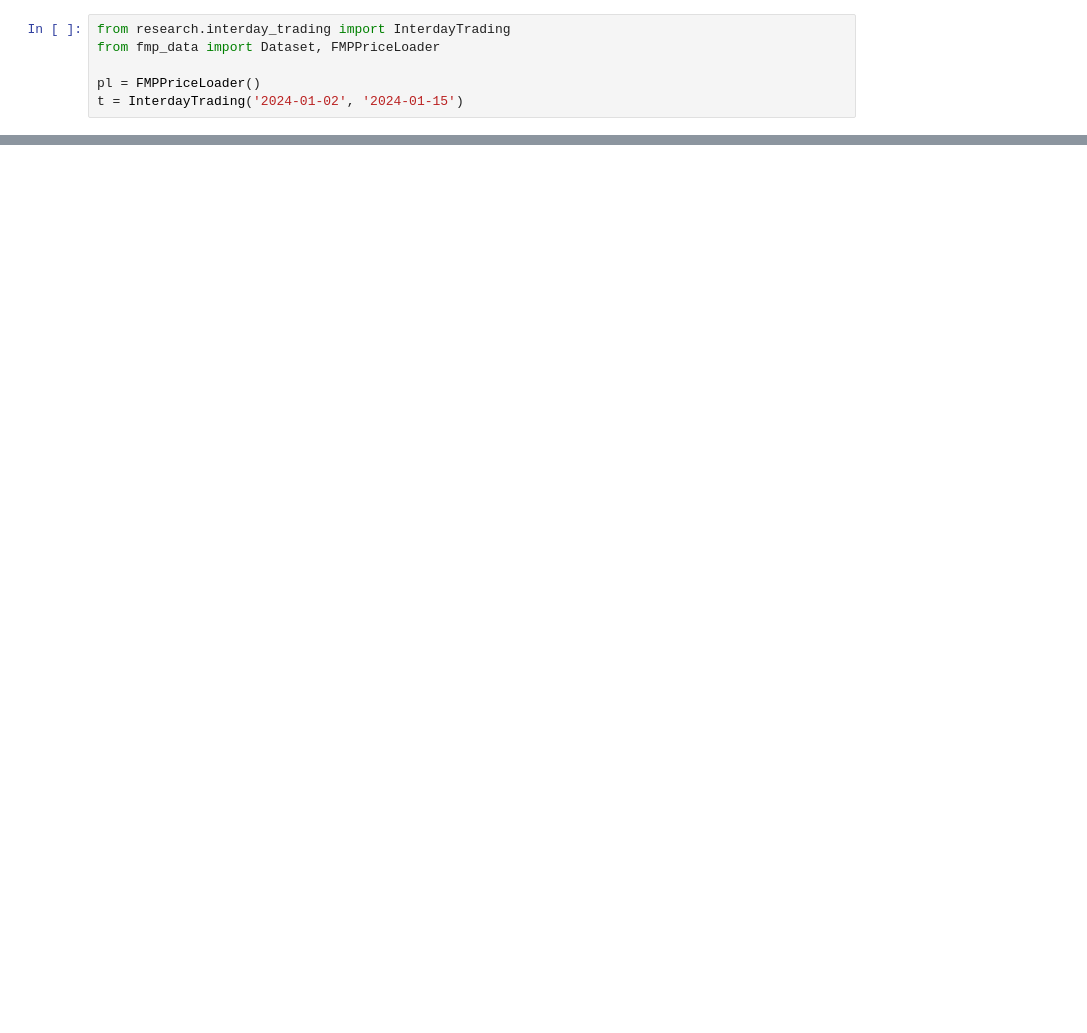
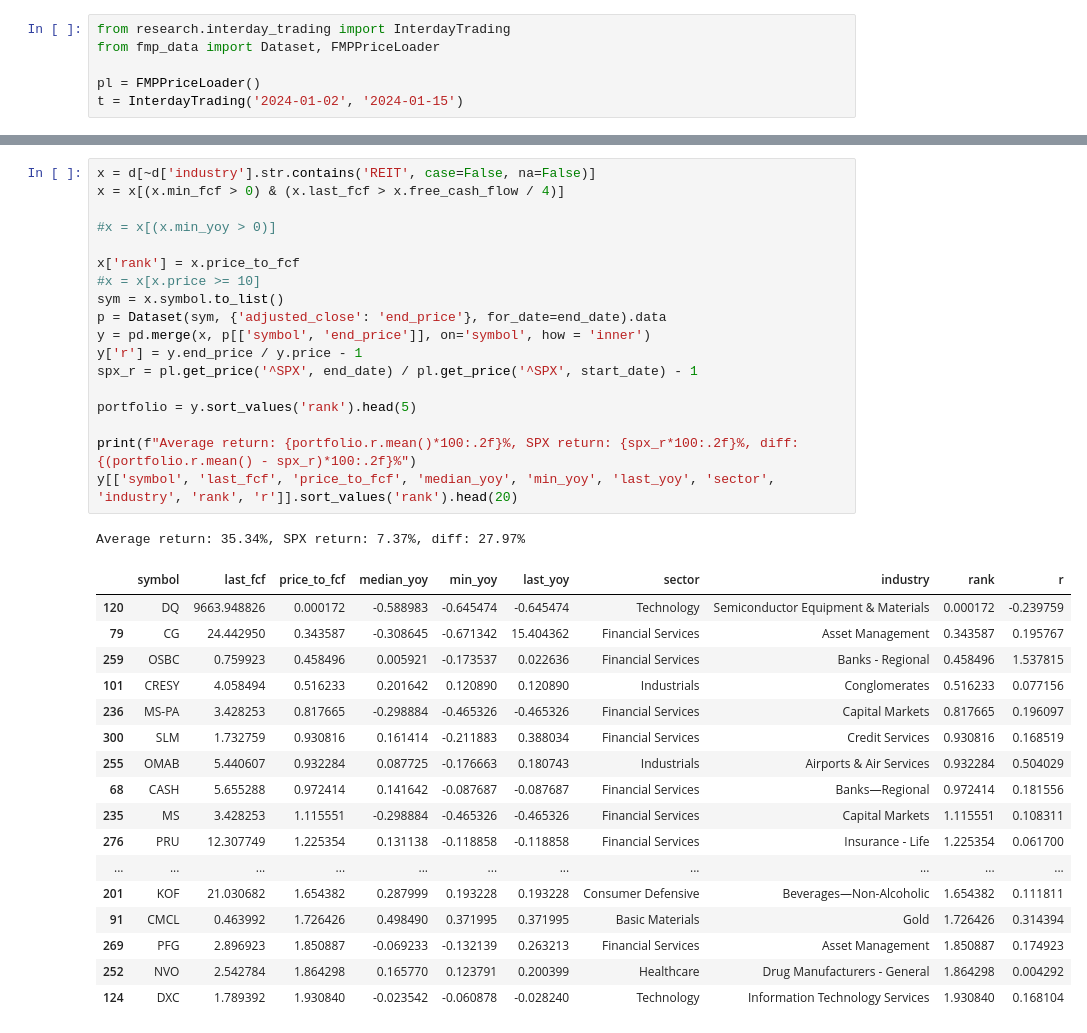
Before and after one commit to luanjunyi/finance, a Jupyter notebook: research/price_to_fcf.ipynb, the cells around one changed output, grey strips where cells are left out. Saved outputs shown, nothing was run; the diff lists cells and outputs as text; blank space fills up the shorter version.

```diff
--- a/research/price_to_fcf.ipynb
+++ b/research/price_to_fcf.ipynb
@@ -114,0 +205,37 @@ plt.show()
+# %%
+x = d[~d['industry'].str.contains('REIT', case=False, na=False)]
+x = x[(x.min_fcf > 0) & (x.last_fcf > x.free_cash_flow / 4)]
+
+#x = x[(x.min_yoy > 0)]
+
+x['rank'] = x.price_to_fcf
+#x = x[x.price >= 10]
+sym = x.symbol.to_list()
+p = Dataset(sym, {'adjusted_close': 'end_price'}, for_date=end_date).data
+y = pd.merge(x, p[['symbol', 'end_price']], on='symbol', how = 'inner')
+y['r'] = y.end_price / y.price - 1
+spx_r = pl.get_price('^SPX', end_date) / pl.get_price('^SPX', start_date) - 1
+
+portfolio = y.sort_values('rank').head(5)
+
+print(f"Average return: {portfolio.r.mean()*100:.2f}%, SPX return: {spx_r*100:.2f}%, diff: {(portfolio.r.mean() - spx_r)*100:.2f}%")
+y[['symbol', 'last_fcf', 'price_to_fcf', 'median_yoy', 'min_yoy', 'last_yoy', 'sector', 'industry', 'rank', 'r']].sort_values('rank').head(20)
+# %% [output]
+Average return: 35.34%, SPX return: 7.37%, diff: 27.97%
+|  | symbol | last_fcf | price_to_fcf | median_yoy | min_yoy | last_yoy | sector | industry | rank | r |
+| 120 | DQ | 9663.948826 | 0.000172 | -0.588983 | -0.645474 | -0.645474 | Technology | Semiconductor Equipment & Materials | 0.000172 | -0.239759 |
+| 79 | CG | 24.442950 | 0.343587 | -0.308645 | -0.671342 | 15.404362 | Financial Services | Asset Management | 0.343587 | 0.195767 |
+| 259 | OSBC | 0.759923 | 0.458496 | 0.005921 | -0.173537 | 0.022636 | Financial Services | Banks - Regional | 0.458496 | 1.537815 |
+| 101 | CRESY | 4.058494 | 0.516233 | 0.201642 | 0.120890 | 0.120890 | Industrials | Conglomerates | 0.516233 | 0.077156 |
+| 236 | MS-PA | 3.428253 | 0.817665 | -0.298884 | -0.465326 | -0.465326 | Financial Services | Capital Markets | 0.817665 | 0.196097 |
+| 300 | SLM | 1.732759 | 0.930816 | 0.161414 | -0.211883 | 0.388034 | Financial Services | Credit Services | 0.930816 | 0.168519 |
+| 255 | OMAB | 5.440607 | 0.932284 | 0.087725 | -0.176663 | 0.180743 | Industrials | Airports & Air Services | 0.932284 | 0.504029 |
+| 68 | CASH | 5.655288 | 0.972414 | 0.141642 | -0.087687 | -0.087687 | Financial Services | Banks—Regional | 0.972414 | 0.181556 |
+| 235 | MS | 3.428253 | 1.115551 | -0.298884 | -0.465326 | -0.465326 | Financial Services | Capital Markets | 1.115551 | 0.108311 |
+| 276 | PRU | 12.307749 | 1.225354 | 0.131138 | -0.118858 | -0.118858 | Financial Services | Insurance - Life | 1.225354 | 0.061700 |
+| ... | ... | ... | ... | ... | ... | ... | ... | ... | ... | ... |
+| 201 | KOF | 21.030682 | 1.654382 | 0.287999 | 0.193228 | 0.193228 | Consumer Defensive | Beverages—Non-Alcoholic | 1.654382 | 0.111811 |
+| 91 | CMCL | 0.463992 | 1.726426 | 0.498490 | 0.371995 | 0.371995 | Basic Materials | Gold | 1.726426 | 0.314394 |
+| 269 | PFG | 2.896923 | 1.850887 | -0.069233 | -0.132139 | 0.263213 | Financial Services | Asset Management | 1.850887 | 0.174923 |
+| 252 | NVO | 2.542784 | 1.864298 | 0.165770 | 0.123791 | 0.200399 | Healthcare | Drug Manufacturers - General | 1.864298 | 0.004292 |
+| 124 | DXC | 1.789392 | 1.930840 | -0.023542 | -0.060878 | -0.028240 | Technology | Information Technology Services | 1.930840 | 0.168104 |
```
Also changed, not shown: parts of 9 cells of this notebook, 5 other files.
